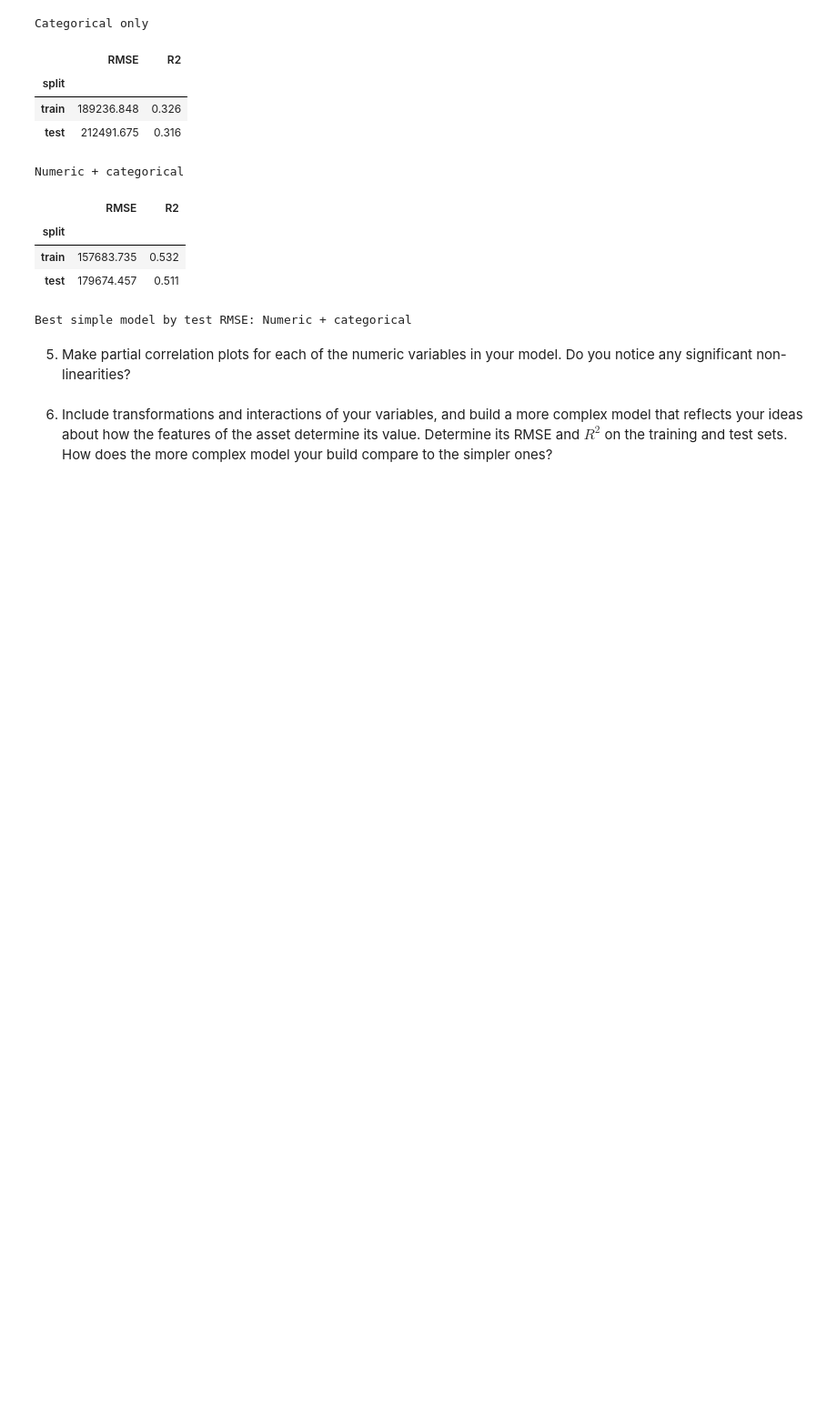
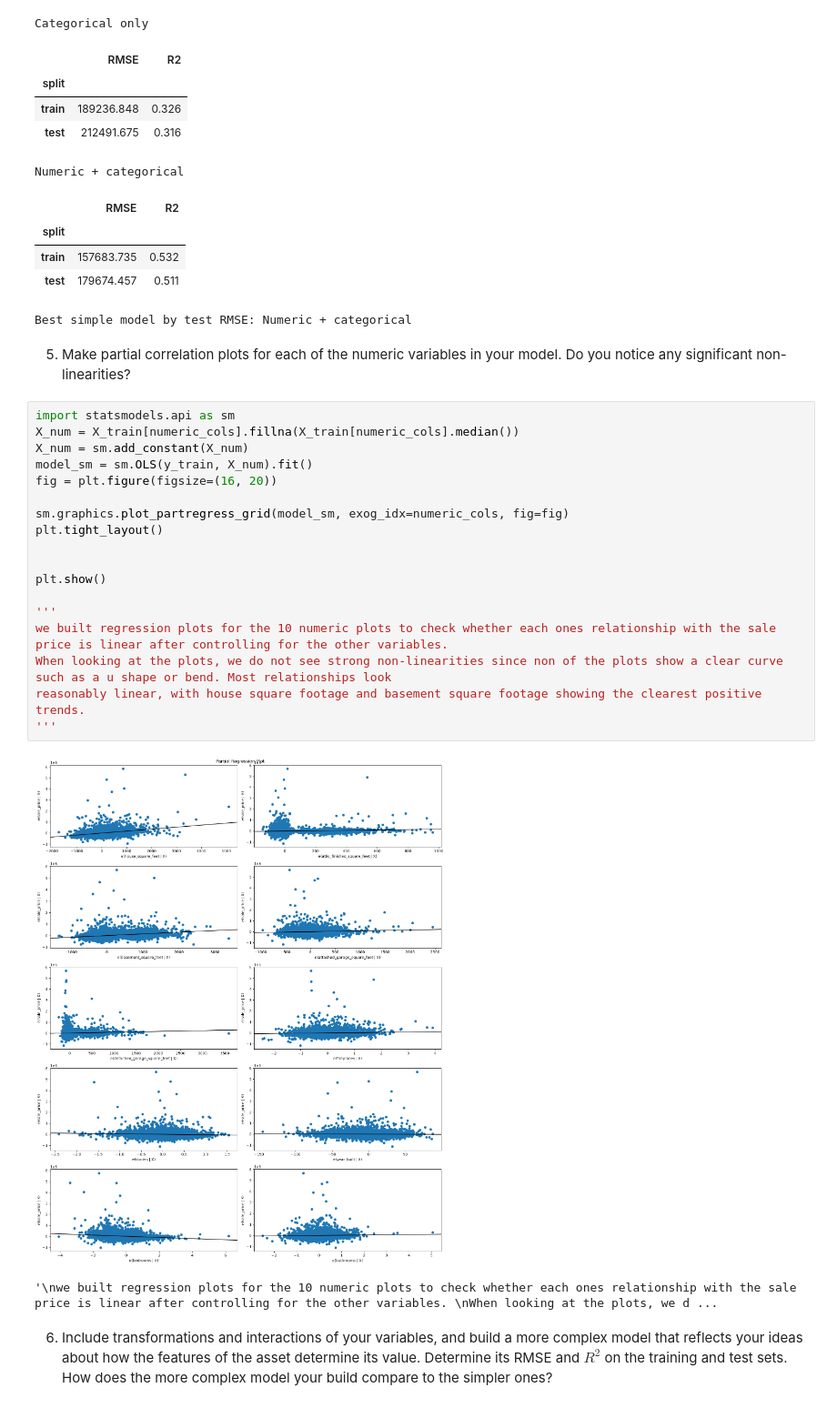
Before and after one commit to lawsonpham/L02-hedonic-pricing, a Jupyter notebook: notebook.ipynb, the cells around one changed output. Shown at 91% size. Saved outputs shown, nothing was run; the diff lists cells and outputs as text; blank space fills up the shorter version.

```diff
--- a/notebook.ipynb
+++ b/notebook.ipynb
@@ -298,5 +298,26 @@ Numeric + categorical
 Best simple model by test RMSE: Numeric + categorical
 # %% [markdown]
 5. Make partial correlation plots for each of the numeric variables in your model. Do you notice any significant non-linearities?
+# %%
+import statsmodels.api as sm
+X_num = X_train[numeric_cols].fillna(X_train[numeric_cols].median())
+X_num = sm.add_constant(X_num)
+model_sm = sm.OLS(y_train, X_num).fit()
+fig = plt.figure(figsize=(16, 20))
+
+sm.graphics.plot_partregress_grid(model_sm, exog_idx=numeric_cols, fig=fig)
+plt.tight_layout()
+
+
+plt.show()
+
+'''
+we built regression plots for the 10 numeric plots to check whether each ones relationship with the sale price is linear after controlling for the other variables.
+When looking at the plots, we do not see strong non-linearities since non of the plots show a clear curve such as a u shape or bend. Most relationships look
+reasonably linear, with house square footage and basement square footage showing the clearest positive trends.
+'''
+# %% [output]
+[figure, added]
+'\nwe built regression plots for the 10 numeric plots to check whether each ones relationship with the sale price is linear after controlling for the other variables. \nWhen looking at the plots, we d ...
 # %% [markdown]
 6. Include transformations and interactions of your variables, and build a more complex model that reflects your ideas about how the features of the asset determine its value. Determine its RMSE and $R^2$ on the training and test sets. How does the more complex model your build compare to the simpler ones?
```
Also changed, not shown: parts of 1 cell of this notebook.
